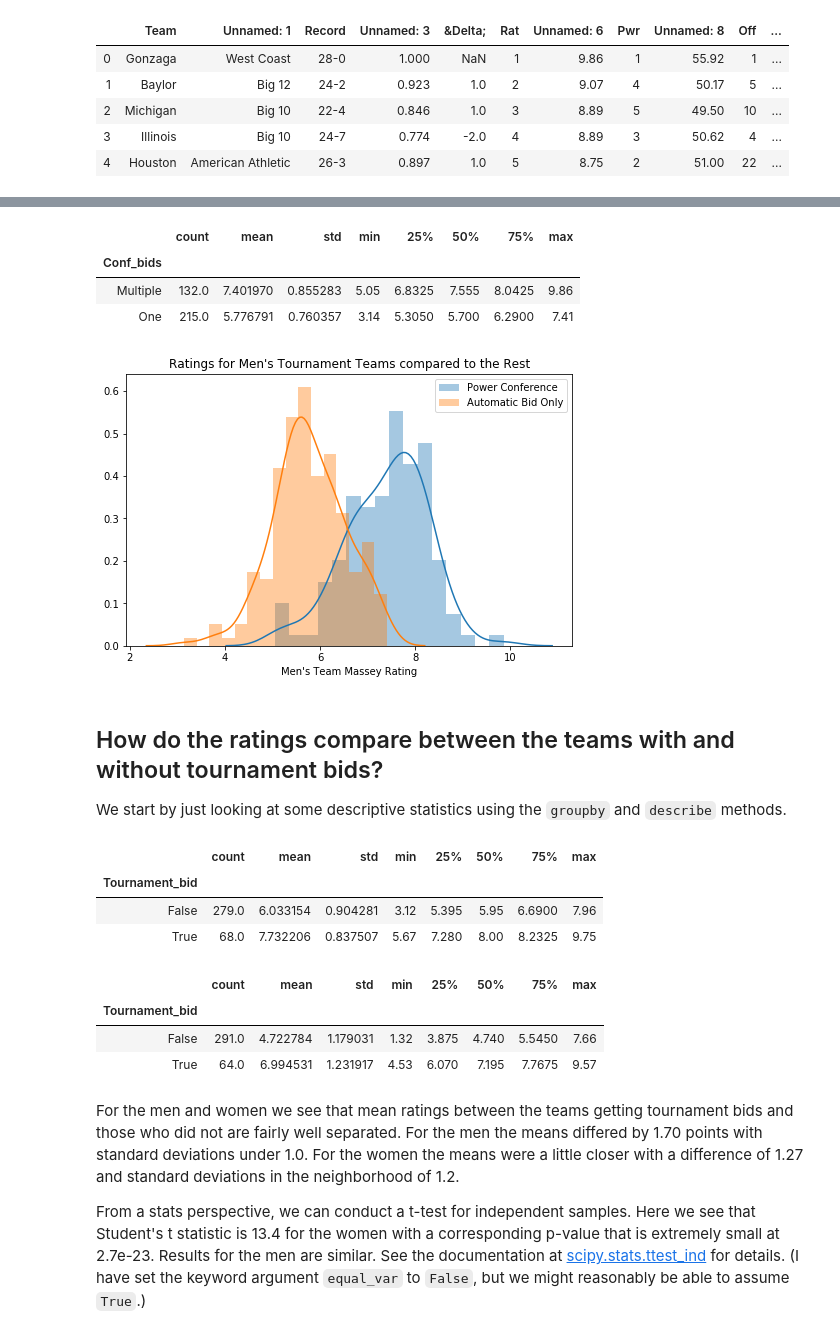
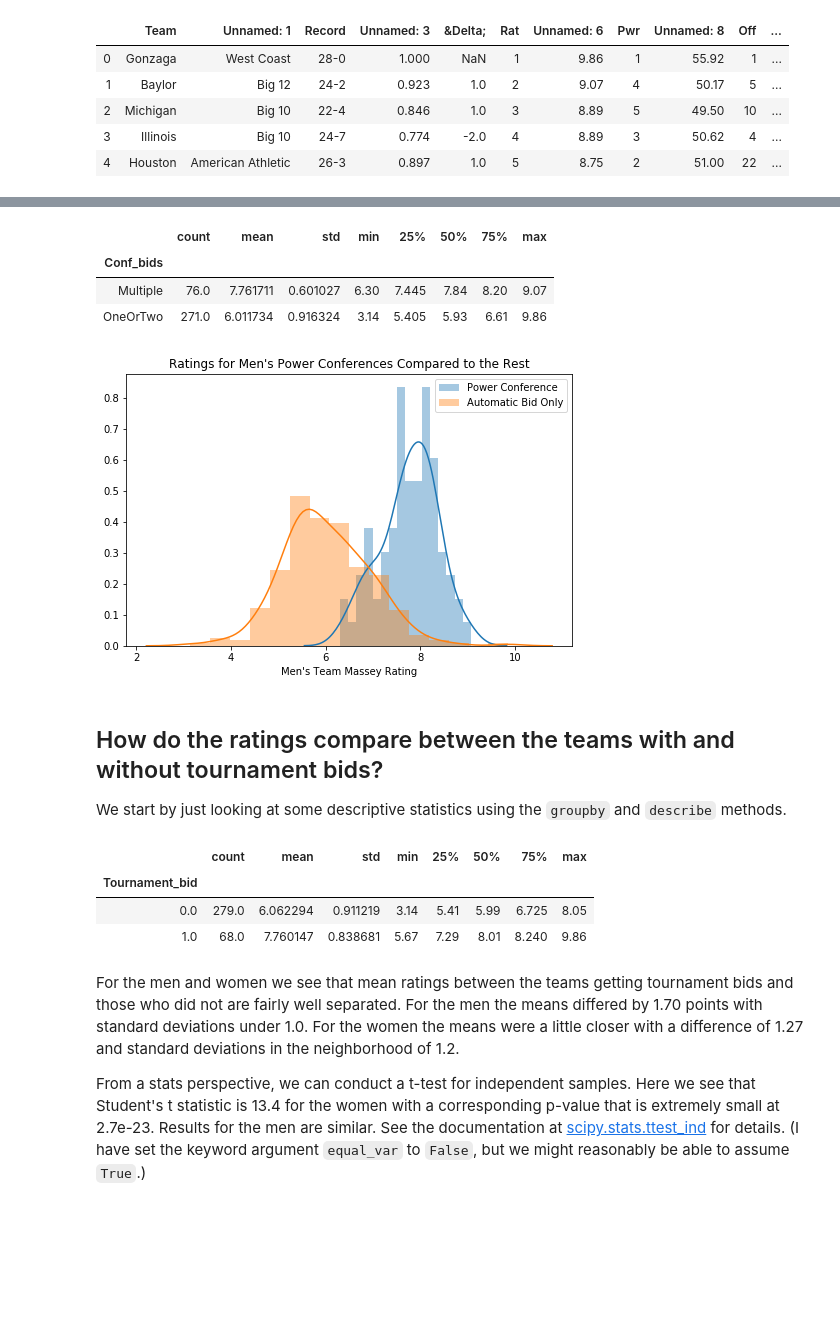
Before and after one commit to bjloe/March_Madness, a Jupyter notebook: March_Madness_ML.ipynb, the cells around one changed output, grey strips where cells are left out. Drawn from its saved outputs; the diff is of its cells as text; code cells hidden in the pictures; blank space fills up the shorter version.

```diff
--- a/March_Madness_ML.ipynb
+++ b/March_Madness_ML.ipynb
@@ -65 +82,3 @@ df_mens_ratings.sample(5).sort_values('Massey_rating')
+# %%
+df_ratings = df_ratings.merge(df_ncaa_field,on='Team',how='outer').fillna(0)
 # %%
@@ -126,8 +93,7 @@ df_womens_ratings.sample(5).sort_values('Massey_rating')
 # %%
-df_mens_ratings['Conf_rank'] = df_mens_ratings.groupby('Conference').Massey_rating\
+df_ratings['Conf_rank'] = df_ratings.groupby('Conference').Massey_rating\
 .rank(method='first',ascending=False)
 # %%
-df_mens_bids = df_mens_ratings.groupby('Conference')[['Tournament_bid']].sum()\
+df_bids = df_ratings.groupby('Conference')[['Tournament_bid']].sum()\
 .rename(columns={'Tournament_bid':'Conf_bids'})
-df_mens_bids['Conf_bids'] = df_mens_bids['Conf_bids'].apply(lambda x: 'One' if x==1 else 'Multiple')
-df_mens_ratings = df_mens_ratings.merge(df_mens_bids, on='Conference')
+df_ratings = df_ratings.merge(df_bids, on='Conference')
@@ -134,36 +104,31 @@ df_mens_ratings = df_mens_ratings.merge(df_mens_bids, on='Conference')
+# %%
+df_ratings['Conf_bids'] = df_ratings['Conf_bids'].apply(lambda x: 'OneOrTwo' if x<=2 else 'Multiple')
 # %%
-df_mens_ratings.groupby('Conf_bids').Massey_rating.describe()
+df_ratings.groupby('Conf_bids').Massey_rating.describe()
 # %% [output]
 |  | count | mean | std | min | 25% | 50% | 75% | max |
 | Conf_bids |  |  |  |  |  |  |  |  |
-| Multiple | 132.0 | 7.401970 | 0.855283 | 5.05 | 6.8325 | 7.555 | 8.0425 | 9.86 |
-| One | 215.0 | 5.776791 | 0.760357 | 3.14 | 5.3050 | 5.700 | 6.2900 | 7.41 |
+| Multiple | 76.0 | 7.761711 | 0.601027 | 6.30 | 7.445 | 7.84 | 8.20 | 9.07 |
+| OneOrTwo | 271.0 | 6.011734 | 0.916324 | 3.14 | 5.405 | 5.93 | 6.61 | 9.86 |
 # %%
 plt.figure(figsize=(8,5))
-df_mens_ratings.groupby('Conf_bids').apply(lambda x: sns.distplot(x.Massey_rating,kde=True,bins=16));
+df_ratings.groupby('Conf_bids').apply(lambda x: sns.distplot(x.Massey_rating,kde=True,bins=16));
 plt.legend(['Power Conference','Automatic Bid Only']);
-plt.xlabel("Men's Team Massey Rating")
-plt.title("Ratings for Men's Tournament Teams compared to the Rest");
+plt.xlabel(f"{gender.title()}'s Team Massey Rating")
+plt.title(f"Ratings for {gender.title()}'s Power Conferences Compared to the Rest");
 # %% [output]
-[figure, old version]
+[figure, new version]
 # %% [markdown]
 ## How do the ratings compare between the teams with and without tournament bids?
 
 We start by just looking at some descriptive statistics using the `groupby` and `describe` methods.
 # %%
-df_mens_ratings.groupby('Tournament_bid').Massey_rating.describe()
+df_ratings.groupby('Tournament_bid').Massey_rating.describe()
 # %% [output]
 |  | count | mean | std | min | 25% | 50% | 75% | max |
 | Tournament_bid |  |  |  |  |  |  |  |  |
-| False | 279.0 | 6.033154 | 0.904281 | 3.12 | 5.395 | 5.95 | 6.6900 | 7.96 |
-| True | 68.0 | 7.732206 | 0.837507 | 5.67 | 7.280 | 8.00 | 8.2325 | 9.75 |
+| 0.0 | 279.0 | 6.062294 | 0.911219 | 3.14 | 5.41 | 5.99 | 6.725 | 8.05 |
+| 1.0 | 68.0 | 7.760147 | 0.838681 | 5.67 | 7.29 | 8.01 | 8.240 | 9.86 |
-# %%
-df_womens_ratings.groupby('Tournament_bid').Massey_rating.describe()
-# %% [output]
-|  | count | mean | std | min | 25% | 50% | 75% | max |
-| Tournament_bid |  |  |  |  |  |  |  |  |
-| False | 291.0 | 4.722784 | 1.179031 | 1.32 | 3.875 | 4.740 | 5.5450 | 7.66 |
-| True | 64.0 | 6.994531 | 1.231917 | 4.53 | 6.070 | 7.195 | 7.7675 | 9.57 |
 # %% [markdown]
 For the men and women we see that mean ratings between the teams getting tournament bids and those who did not are fairly well separated. For the men the means differed by 1.70 points with standard deviations under 1.0. For the women the means were a little closer with a difference of 1.27 and standard deviations in the neighborhood of 1.2.
 
```
Also changed, not shown: parts of 47 cells of this notebook.
